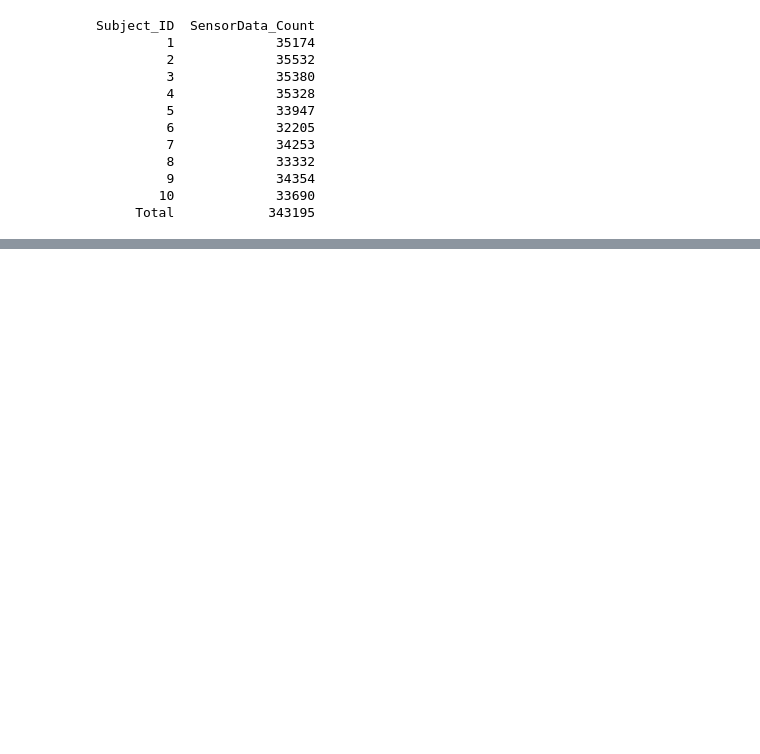
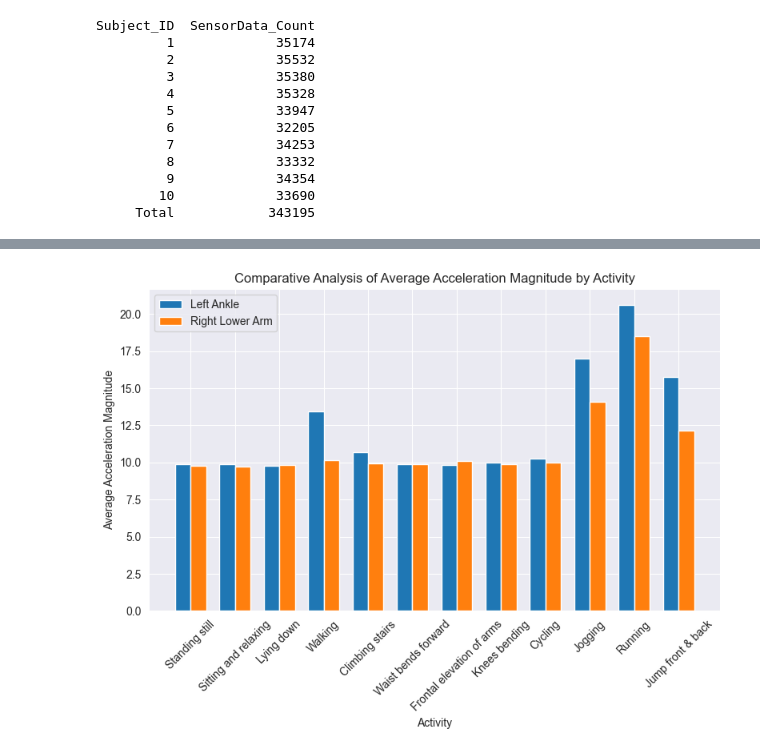
Before and after one commit to mdarnowski/mhealth_masters, a Jupyter notebook: analysis/ds_vis.ipynb, the cells around one changed output, grey strips where cells are left out. Drawn from its saved outputs; the diff is of its cells as text; code cells hidden in the pictures; blank space fills up the shorter version.

Commit message:
baseline model defined
first model analysis

```diff
--- a/analysis/ds_vis.ipynb
+++ b/analysis/ds_vis.ipynb
@@ -110,0 +130,63 @@ plt.show()
+# %%
+query = (
+    db.query(
+        Activity.description,
+        func.avg(
+            func.sqrt(
+                func.pow(SensorData.acceleration_left_ankle_x, 2)
+                + func.pow(SensorData.acceleration_left_ankle_y, 2)
+                + func.pow(SensorData.acceleration_left_ankle_z, 2)
+            )
+        ),
+        func.avg(
+            func.sqrt(
+                func.pow(SensorData.acceleration_right_lower_arm_x, 2)
+                + func.pow(SensorData.acceleration_right_lower_arm_y, 2)
+                + func.pow(SensorData.acceleration_right_lower_arm_z, 2)
+            )
+        ),
+    )
+    .join(Session, Session.id == SensorData.session_id)
+    .join(Activity, Activity.id == Session.activity_id)
+    .group_by(Activity.id)
+    .order_by(Activity.id)
+    .all()
+)
+
+db.close()
+
+df_activity_stats = pd.DataFrame(
+    query,
+    columns=[
+        "Activity",
+        "Avg Acceleration Left Ankle",
+        "Avg Acceleration Right Lower Arm",
+    ],
+)
+
+plt.figure(figsize=(8, 6))
+bar_width = 0.35
+index = np.arange(len(df_activity_stats["Activity"]))
+
+plt.bar(
+    index,
+    df_activity_stats["Avg Acceleration Left Ankle"],
+    bar_width,
+    label="Left Ankle",
+)
+plt.bar(
+    index + bar_width,
+    df_activity_stats["Avg Acceleration Right Lower Arm"],
+    bar_width,
+    label="Right Lower Arm",
+)
+
+plt.xlabel("Activity")
+plt.ylabel("Average Acceleration Magnitude")
+plt.title("Comparative Analysis of Average Acceleration Magnitude by Activity")
+plt.xticks(index + bar_width / 2, df_activity_stats["Activity"], rotation=45)
+plt.legend()
+plt.tight_layout()
+plt.show()
+# %% [output]
+[figure, added]
```
Also changed, not shown: parts of 6 cells of this notebook, 8 other files.
